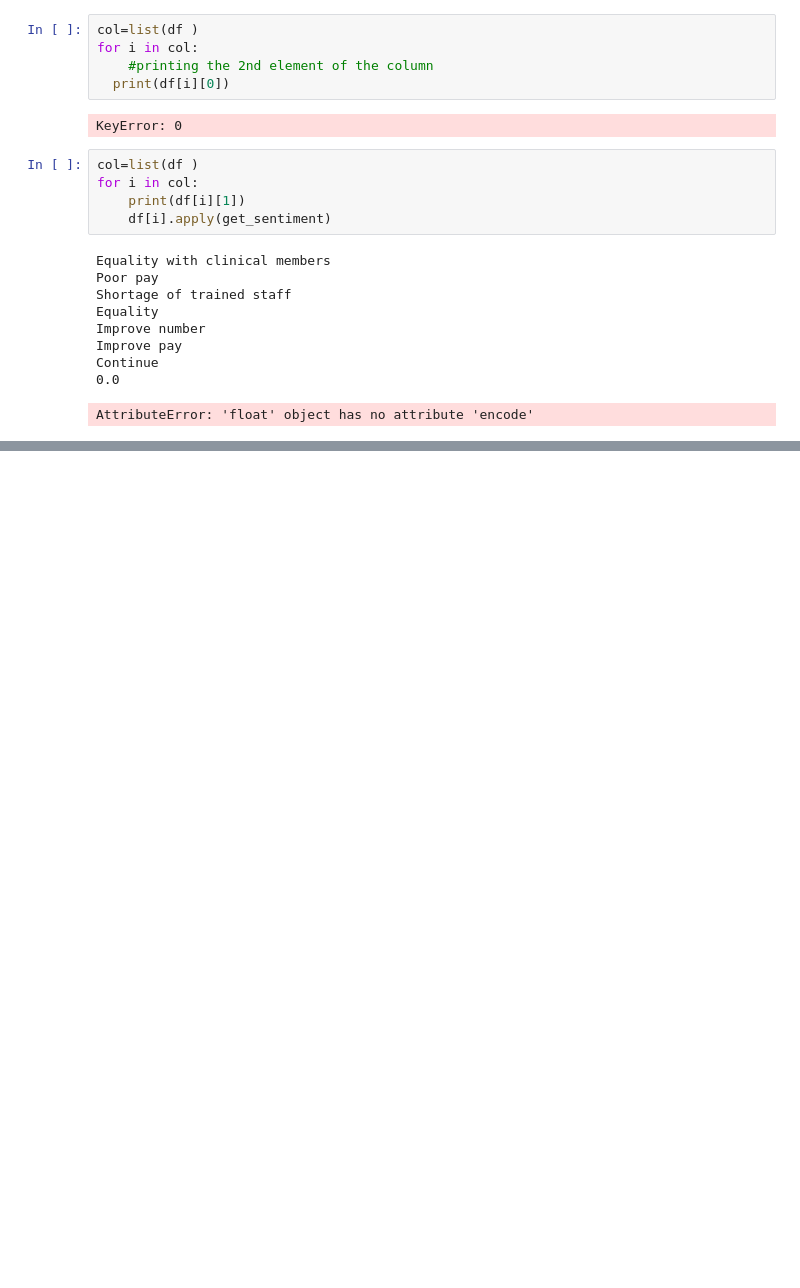
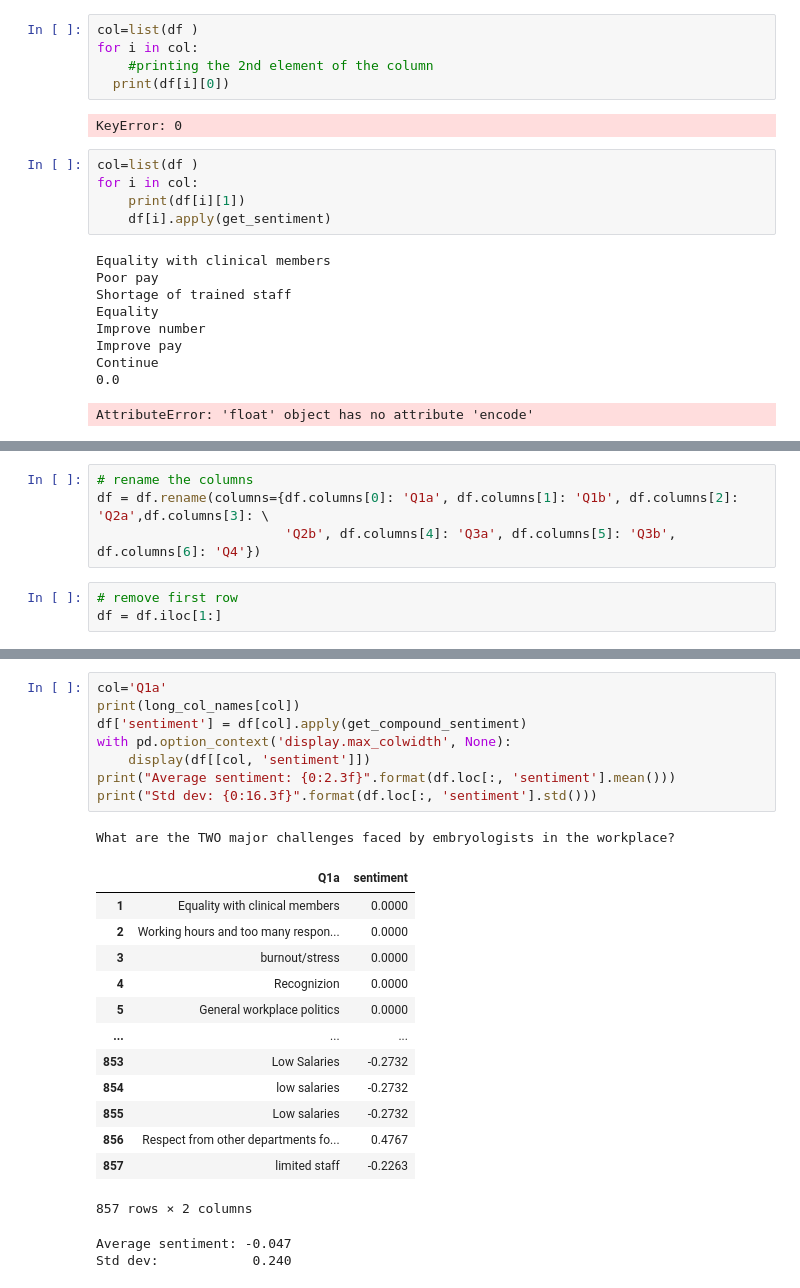
Before and after one commit to tgr2uk/surveyAnalysis, a Jupyter notebook: Sentiment analysis.ipynb, the cells around one changed output, grey strips where cells are left out. Drawn from its saved outputs; the diff is of its cells as text; blank space fills up the shorter version.

```diff
--- a/Sentiment analysis.ipynb
+++ b/Sentiment analysis.ipynb
@@ -434,0 +474,7 @@ AttributeError: 'float' object has no attribute 'encode'
+# %%
+# rename the columns
+df = df.rename(columns={df.columns[0]: 'Q1a', df.columns[1]: 'Q1b', df.columns[2]: 'Q2a',df.columns[3]: \
+                        'Q2b', df.columns[4]: 'Q3a', df.columns[5]: 'Q3b', df.columns[6]: 'Q4'})
+# %%
+# remove first row
+df = df.iloc[1:]
@@ -434,0 +497,25 @@ AttributeError: 'float' object has no attribute 'encode'
+# %%
+col='Q1a'
+print(long_col_names[col])
+df['sentiment'] = df[col].apply(get_compound_sentiment)
+with pd.option_context('display.max_colwidth', None):
+    display(df[[col, 'sentiment']])
+print("Average sentiment: {0:2.3f}".format(df.loc[:, 'sentiment'].mean()))
+print("Std dev: {0:16.3f}".format(df.loc[:, 'sentiment'].std()))
+# %% [output]
+What are the TWO major challenges faced by embryologists in the workplace?
+|  | Q1a | sentiment |
+| 1 | Equality with clinical members | 0.0000 |
+| 2 | Working hours and too many respon... | 0.0000 |
+| 3 | burnout/stress | 0.0000 |
+| 4 | Recognizion | 0.0000 |
+| 5 | General workplace politics | 0.0000 |
+| ... | ... | ... |
+| 853 | Low Salaries | -0.2732 |
+| 854 | low salaries | -0.2732 |
+| 855 | Low salaries | -0.2732 |
+| 856 | Respect from other departments fo... | 0.4767 |
+| 857 | limited staff | -0.2263 |
+857 rows × 2 columns
+Average sentiment: -0.047
+Std dev:            0.240
```
Also changed, not shown: parts of 35 cells of this notebook.
